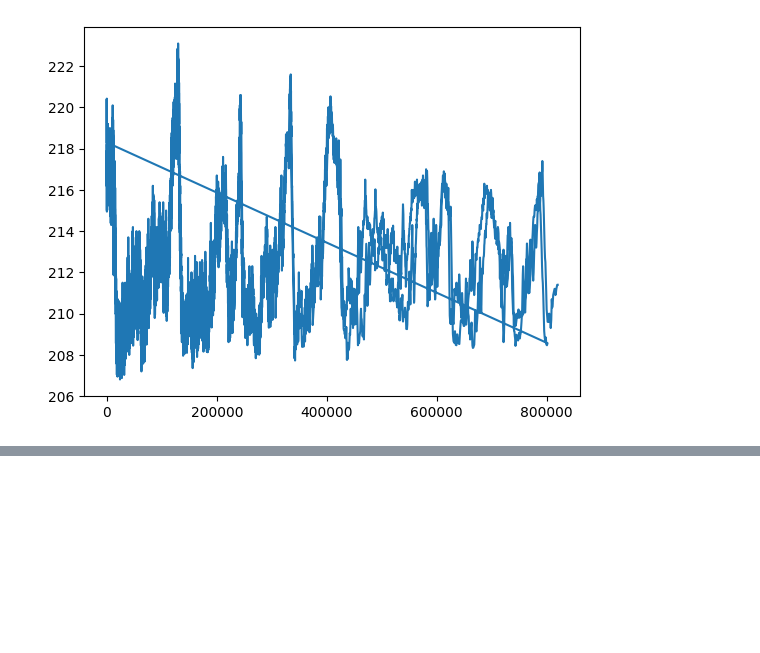
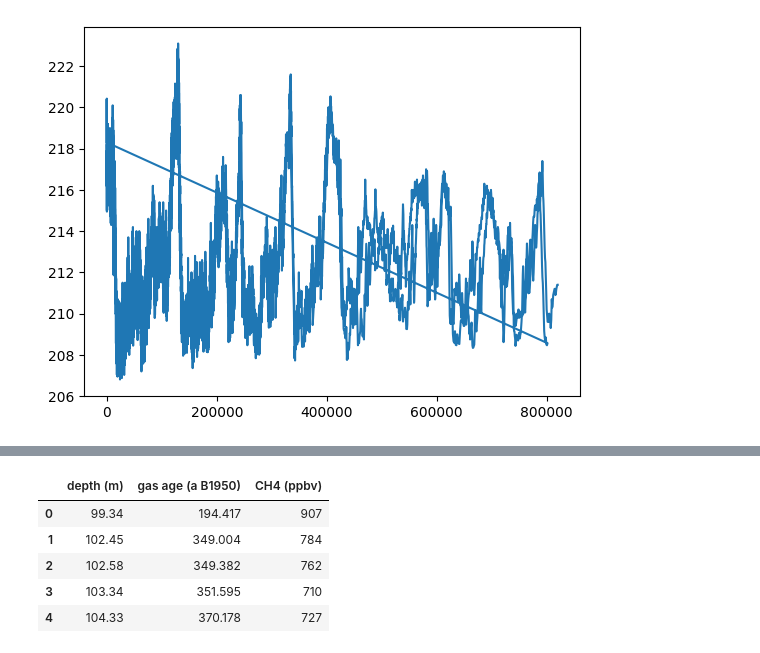
Before and after one commit to tomdbrophy/prog_data_analysis_assessment_2, a Jupyter notebook: project2.ipynb, the cells around one changed output, grey strips where cells are left out. Cells and saved outputs as stored; diff of their text form; code cells hidden in the pictures; blank space fills up the shorter version.

```diff
--- a/project2.ipynb
+++ b/project2.ipynb
@@ -125,0 +131,10 @@ plt.plot(temp['Age'], temp['Temperature'])
+# %%
+ch4_aicc = pd.read_csv('data/aicc2012_ch4.csv')
+ch4_aicc.head()
+# %% [output]
+|  | depth (m) | gas age (a B1950) | CH4 (ppbv) |
+| 0 | 99.34 | 194.417 | 907 |
+| 1 | 102.45 | 349.004 | 784 |
+| 2 | 102.58 | 349.382 | 762 |
+| 3 | 103.34 | 351.595 | 710 |
+| 4 | 104.33 | 370.178 | 727 |
```
Also changed, not shown: parts of 6 cells of this notebook, 4 other files.
